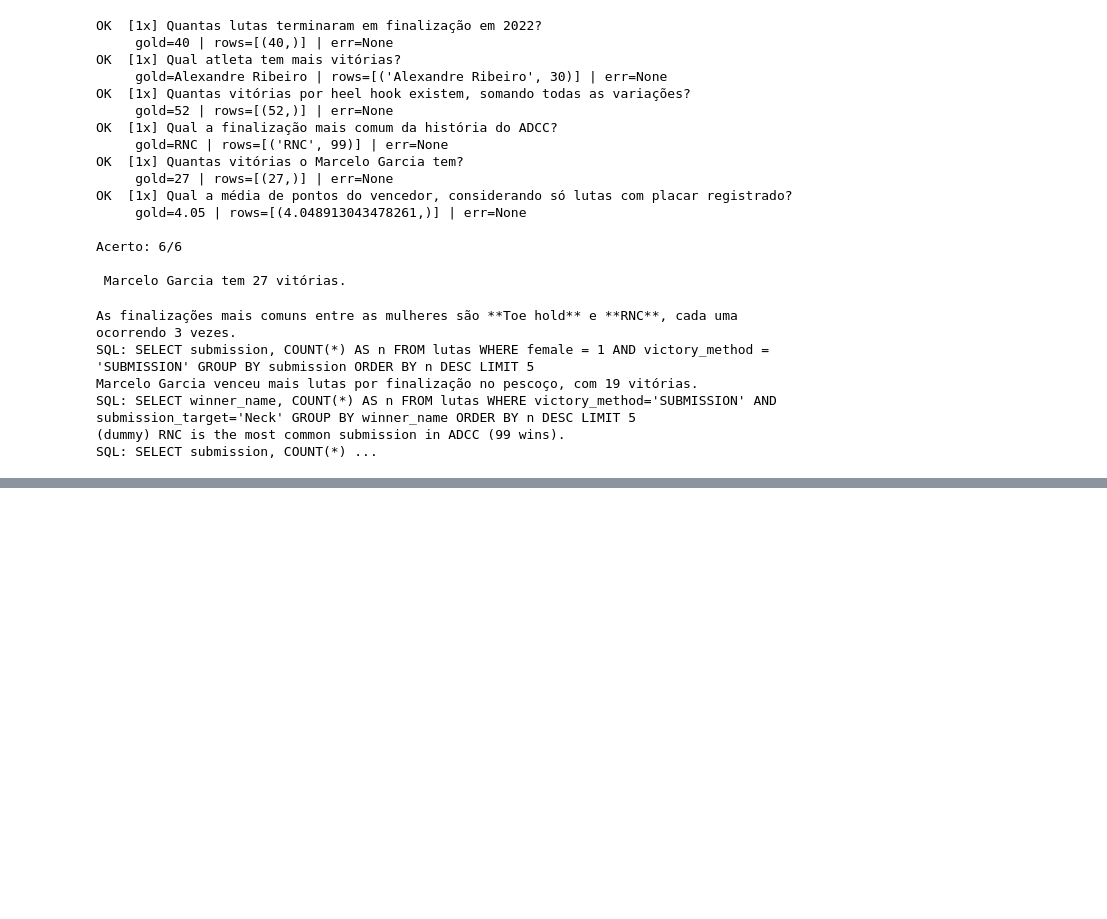
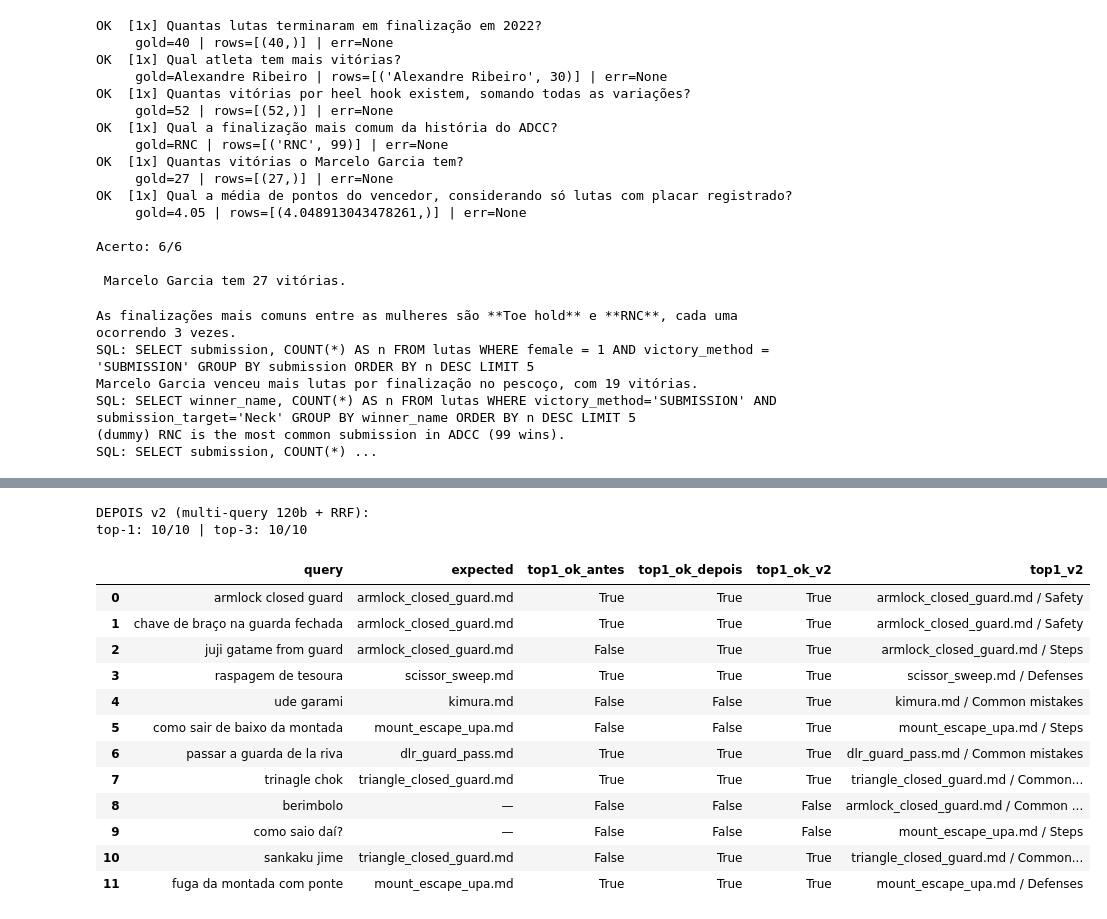
Before and after one commit to GiovanniAsantos/bjj-agent, a Jupyter notebook: notebooks/04_tools_rag.ipynb, the cells around one changed output, grey strips where cells are left out. Saved outputs shown, nothing was run; the diff lists cells and outputs as text; code cells hidden in the pictures; blank space fills up the shorter version.

```diff
--- a/notebooks/04_tools_rag.ipynb
+++ b/notebooks/04_tools_rag.ipynb
@@ -339,0 +551,41 @@ SQL: SELECT submission, COUNT(*) ...
+# %%
+mq_chain_big = MQ_PROMPT | llm | StrOutputParser()   # 120b: conhece nomes japoneses
+
+
+def multi_query_rrf(query: str, k: int = 3, chain=mq_chain_big, c: int = 60):
+    """Multi-query + Reciprocal Rank Fusion: chunk que aparece em várias listas sobe."""
+    variants = [query] + [l.strip() for l in chain.invoke({"question": query}).splitlines() if l.strip()][:3]
+    fused = {}                                       # (ficha, seção) -> [doc, menor distância, score RRF]
+    for v in variants:
+        for rank, (doc, dist) in enumerate(index.similarity_search_with_score(v, k=k)):
+            key = (doc.metadata["source"], doc.metadata["section"])
+            entry = fused.setdefault(key, [doc, dist, 0.0])
+            entry[1] = min(entry[1], dist)
+            entry[2] += 1 / (c + rank)
+    multi_query_rrf.last_variants = variants
+    ranked = sorted(fused.values(), key=lambda e: -e[2])[:k]
+    return [(doc, dist) for doc, dist, _ in ranked]
+
+
+print("DEPOIS v2 (multi-query 120b + RRF):")
+after_v2 = eval_retrieval(multi_query_rrf, CASES_45)
+
+comparison = comparison.merge(after_v2[["query", "top1", "top1_ok"]].rename(
+    columns={"top1": "top1_v2", "top1_ok": "top1_ok_v2"}), on="query")
+comparison[["query", "expected", "top1_ok_antes", "top1_ok_depois", "top1_ok_v2", "top1_v2"]]
+# %% [output]
+DEPOIS v2 (multi-query 120b + RRF):
+top-1: 10/10 | top-3: 10/10
+|  | query | expected | top1_ok_antes | top1_ok_depois | top1_ok_v2 | top1_v2 |
+| 0 | armlock closed guard | armlock_closed_guard.md | True | True | True | armlock_closed_guard.md / Safety |
+| 1 | chave de braço na guarda fechada | armlock_closed_guard.md | True | True | True | armlock_closed_guard.md / Safety |
+| 2 | juji gatame from guard | armlock_closed_guard.md | False | True | True | armlock_closed_guard.md / Steps |
+| 3 | raspagem de tesoura | scissor_sweep.md | True | True | True | scissor_sweep.md / Defenses |
+| 4 | ude garami | kimura.md | False | False | True | kimura.md / Common mistakes |
+| 5 | como sair de baixo da montada | mount_escape_upa.md | False | False | True | mount_escape_upa.md / Steps |
+| 6 | passar a guarda de la riva | dlr_guard_pass.md | True | True | True | dlr_guard_pass.md / Common mistakes |
+| 7 | trinagle chok | triangle_closed_guard.md | True | True | True | triangle_closed_guard.md / Common... |
+| 8 | berimbolo | — | False | False | False | armlock_closed_guard.md / Common ... |
+| 9 | como saio daí? | — | False | False | False | mount_escape_upa.md / Steps |
+| 10 | sankaku jime | triangle_closed_guard.md | False | True | True | triangle_closed_guard.md / Common... |
+| 11 | fuga da montada com ponte | mount_escape_upa.md | True | True | True | mount_escape_upa.md / Defenses |
```
Also changed, not shown: parts of 7 cells of this notebook, 1 other file.
